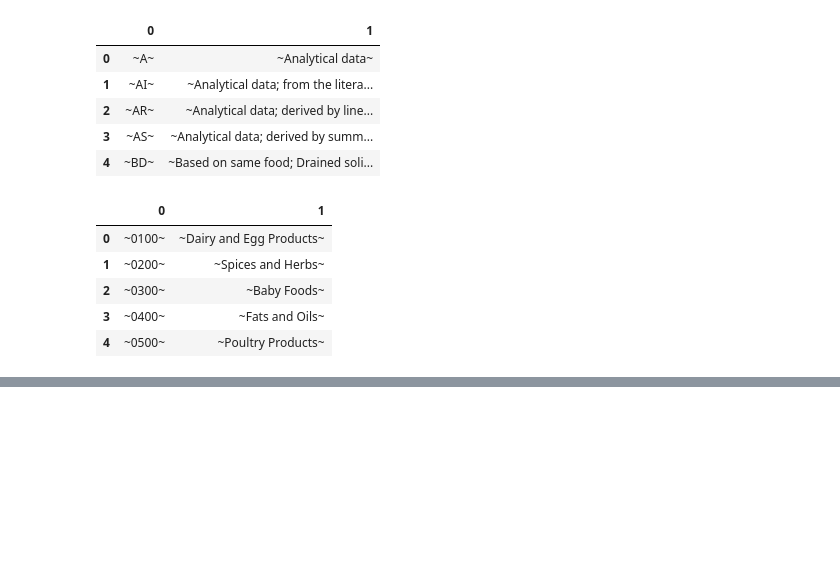
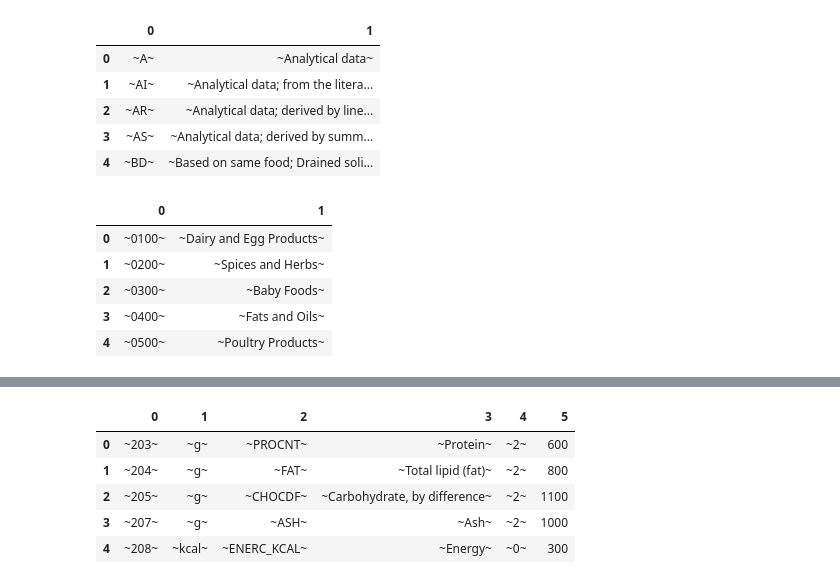
Before and after one commit to SalMaciel/nutrition_dataset, a Jupyter notebook: exploratory.ipynb, the cells around one changed output, grey strips where cells are left out. Cells and saved outputs as stored; diff of their text form; code cells hidden in the pictures; blank space fills up the shorter version.

```diff
--- a/exploratory.ipynb
+++ b/exploratory.ipynb
@@ -44,0 +95,10 @@ FD_GROUP_df.head()
+# %%
+NUTR_DEF_df = pd.read_csv("data/NUTR_DEF.txt", sep = "^", header = None, encoding = "ISO-8859-1")
+NUTR_DEF_df.head()
+# %% [output]
+|  | 0 | 1 | 2 | 3 | 4 | 5 |
+| 0 | ~203~ | ~g~ | ~PROCNT~ | ~Protein~ | ~2~ | 600 |
+| 1 | ~204~ | ~g~ | ~FAT~ | ~Total lipid (fat)~ | ~2~ | 800 |
+| 2 | ~205~ | ~g~ | ~CHOCDF~ | ~Carbohydrate, by difference~ | ~2~ | 1100 |
+| 3 | ~207~ | ~g~ | ~ASH~ | ~Ash~ | ~2~ | 1000 |
+| 4 | ~208~ | ~kcal~ | ~ENERC_KCAL~ | ~Energy~ | ~0~ | 300 |
```
Also changed, not shown: parts of 11 cells of this notebook.
